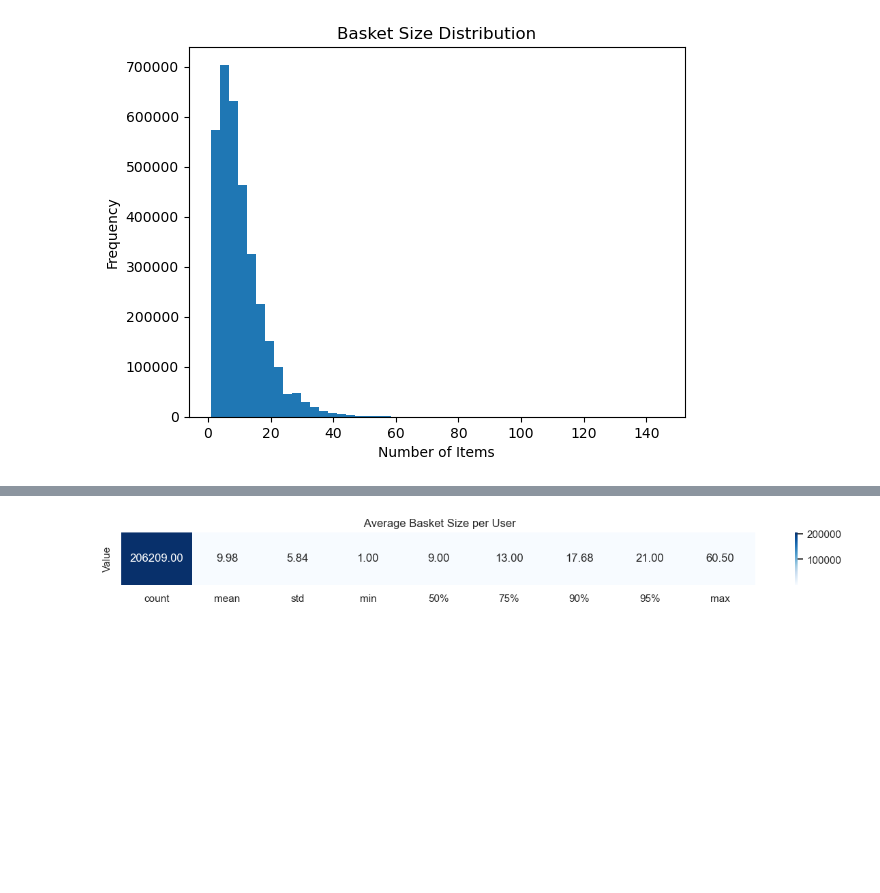
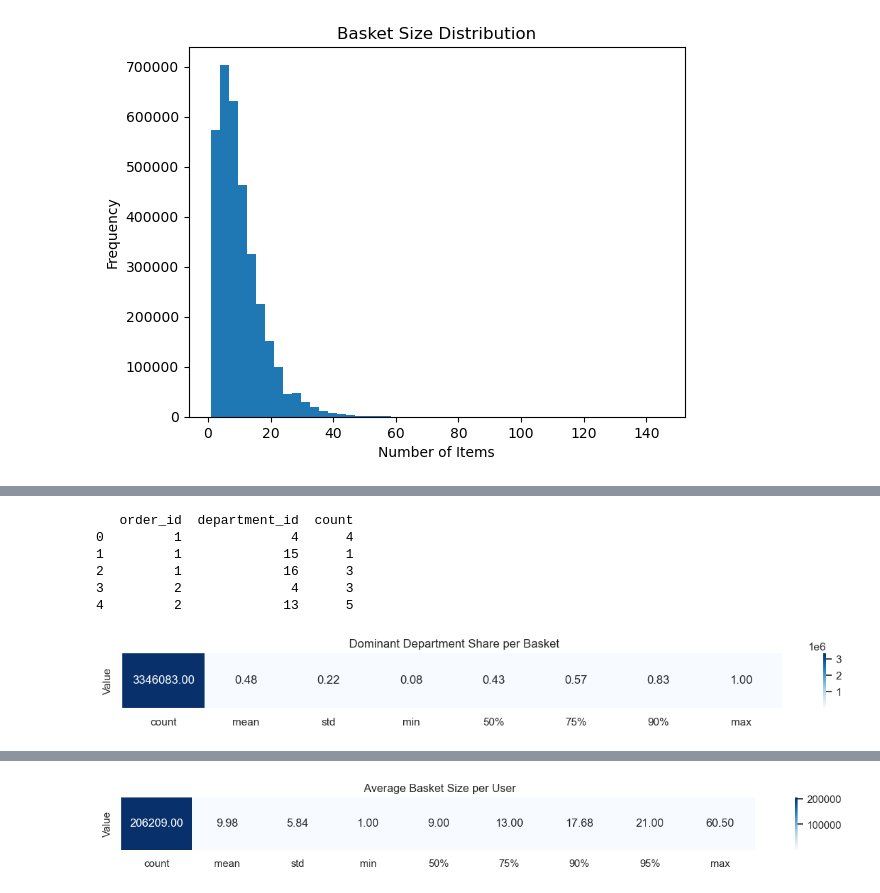
Before and after one commit to pradeepjoel/instacart-retail-project, a Jupyter notebook: notebooks/04_exploratory_data_analysis.ipynb, the cells around one changed output, grey strips where cells are left out. Saved outputs shown, nothing was run; the diff lists cells and outputs as text; code cells hidden in the pictures; blank space fills up the shorter version.

```diff
--- a/notebooks/04_exploratory_data_analysis.ipynb
+++ b/notebooks/04_exploratory_data_analysis.ipynb
@@ -362,0 +473,24 @@ __Conclude:__
+# %%
+dept_counts = op_enriched.groupby(["order_id","department_id"]).size().reset_index(name="count")
+# print(dept_counts.head())
+# Find dominant department per basket
+dominant = dept_counts.loc[
+    dept_counts.groupby("order_id")["count"].idxmax()
+]
+
+dominant_share = dominant["count"] / basket_size.loc[dominant["order_id"]].values
+
+# dominant_share.describe(percentiles=[0.5,0.75,0.9])
+sns.set_theme()
+plt.figure(figsize=(15,1))
+sns.heatmap(dominant_share.describe(percentiles=[0.5,0.75,0.9]).to_frame("Value").T, annot=True, fmt=".2f", cmap="Blues")
+plt.title(" Dominant Department Share per Basket")
+plt.show()
+# %% [output]
+   order_id  department_id  count
+0         1              4      4
+1         1             15      1
+2         1             16      3
+3         2              4      3
+4         2             13      5
+[figure, added]
```
Also changed, not shown: parts of 33 cells of this notebook.
